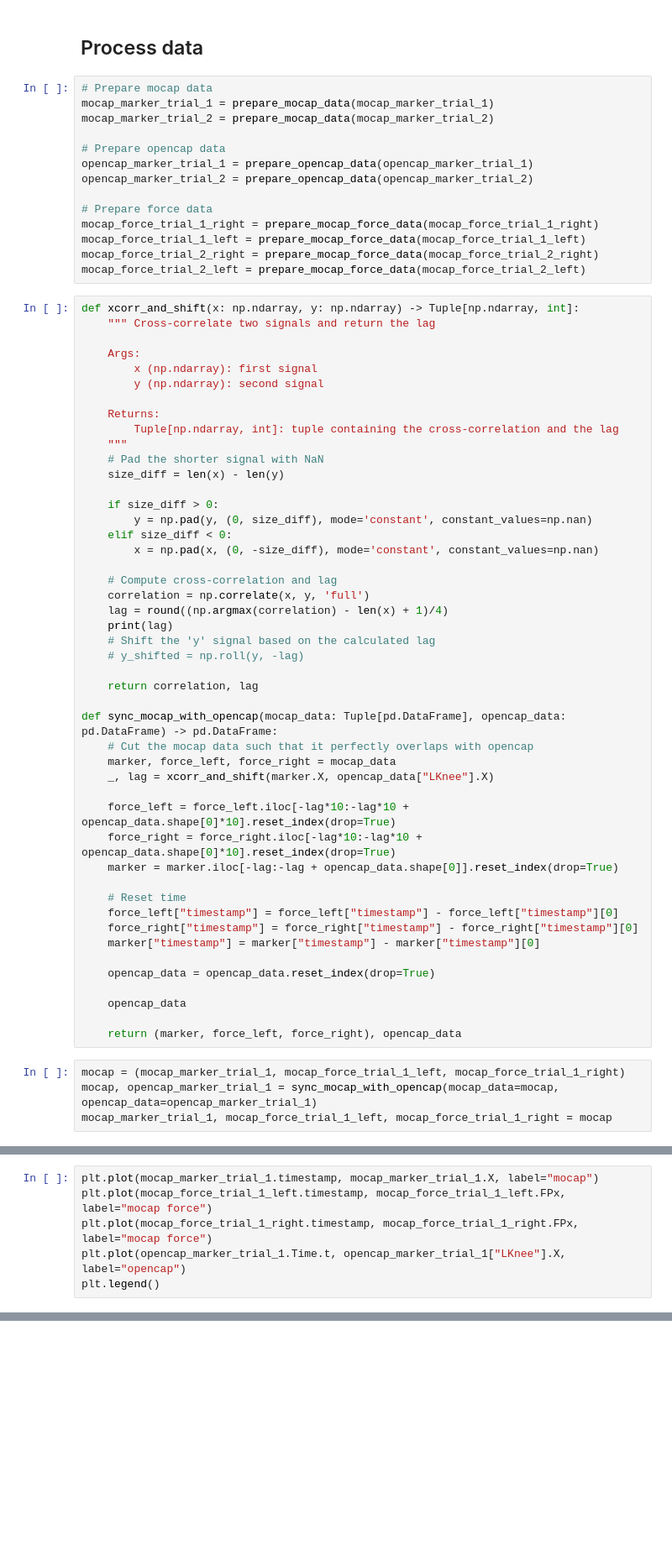
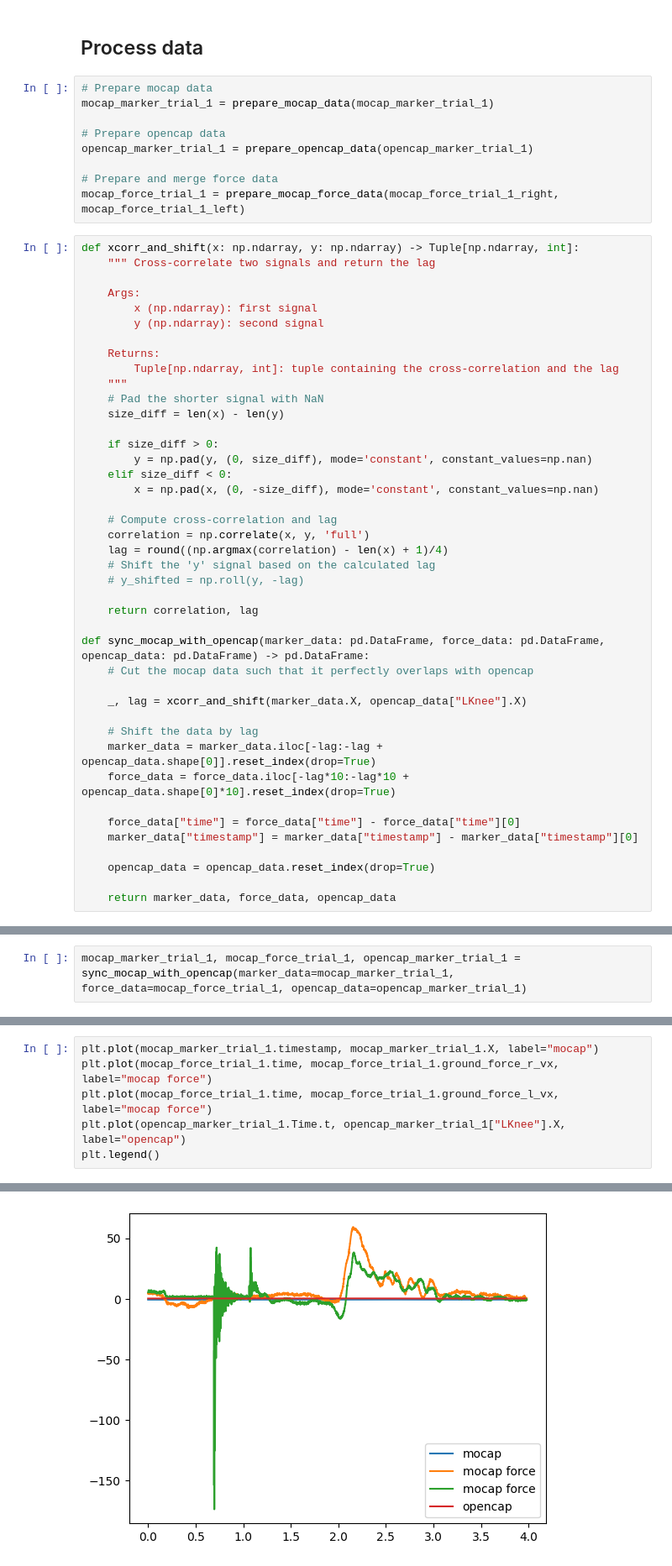
Before and after one commit to Harvard-Slade-Lab/assistive-arm, a Jupyter notebook: notebooks/sync_data.ipynb, the cells around one changed output, grey strips where cells are left out. Shown at 84% size. Saved outputs shown, nothing was run; the diff lists cells and outputs as text; blank space fills up the shorter version.

```diff
--- a/notebooks/sync_data.ipynb
+++ b/notebooks/sync_data.ipynb
@@ -75,17 +50,12 @@ opencap_marker_trial_2 = pd.read_csv(opencap_markers / "sit_stand_3_w_grf.trc",
 # %%
 # Prepare mocap data
 mocap_marker_trial_1 = prepare_mocap_data(mocap_marker_trial_1)
-mocap_marker_trial_2 = prepare_mocap_data(mocap_marker_trial_2)
 
 # Prepare opencap data
 opencap_marker_trial_1 = prepare_opencap_data(opencap_marker_trial_1)
-opencap_marker_trial_2 = prepare_opencap_data(opencap_marker_trial_2)
 
-# Prepare force data
-mocap_force_trial_1_right = prepare_mocap_force_data(mocap_force_trial_1_right)
-mocap_force_trial_1_left = prepare_mocap_force_data(mocap_force_trial_1_left)
-mocap_force_trial_2_right = prepare_mocap_force_data(mocap_force_trial_2_right)
-mocap_force_trial_2_left = prepare_mocap_force_data(mocap_force_trial_2_left)
+# Prepare and merge force data
+mocap_force_trial_1 = prepare_mocap_force_data(mocap_force_trial_1_right, mocap_force_trial_1_left)
 # %%
 def xcorr_and_shift(x: np.ndarray, y: np.ndarray) -> Tuple[np.ndarray, int]:
     """ Cross-correlate two signals and return the lag
@@ -108,32 +78,23 @@ def xcorr_and_shift(x: np.ndarray, y: np.ndarray) -> Tuple[np.ndarray, int]:
     # Compute cross-correlation and lag
     correlation = np.correlate(x, y, 'full')
     lag = round((np.argmax(correlation) - len(x) + 1)/4)
-    print(lag)
     # Shift the 'y' signal based on the calculated lag
     # y_shifted = np.roll(y, -lag)
 
     return correlation, lag
 
-def sync_mocap_with_opencap(mocap_data: Tuple[pd.DataFrame], opencap_data: pd.DataFrame) -> pd.DataFrame:
+def sync_mocap_with_opencap(marker_data: pd.DataFrame, force_data: pd.DataFrame, opencap_data: pd.DataFrame) -> pd.DataFrame:
     # Cut the mocap data such that it perfectly overlaps with opencap
-    marker, force_left, force_right = mocap_data
-    _, lag = xcorr_and_shift(marker.X, opencap_data["LKnee"].X)
 
-    force_left = force_left.iloc[-lag*10:-lag*10 + opencap_data.shape[0]*10].reset_index(drop=True)
-    force_right = force_right.iloc[-lag*10:-lag*10 + opencap_data.shape[0]*10].reset_index(drop=True)
-    marker = marker.iloc[-lag:-lag + opencap_data.shape[0]].reset_index(drop=True)
+    _, lag = xcorr_and_shift(marker_data.X, opencap_data["LKnee"].X)
 
-    # Reset time
-    force_left["timestamp"] = force_left["timestamp"] - force_left["timestamp"][0]
-    force_right["timestamp"] = force_right["timestamp"] - force_right["timestamp"][0]
-    marker["timestamp"] = marker["timestamp"] - marker["timestamp"][0]
+    # Shift the data by lag
+    marker_data = marker_data.iloc[-lag:-lag + opencap_data.shape[0]].reset_index(drop=True)
+    force_data = force_data.iloc[-lag*10:-lag*10 + opencap_data.shape[0]*10].reset_index(drop=True)
+
+    force_data["time"] = force_data["time"] - force_data["time"][0]
+    marker_data["timestamp"] = marker_data["timestamp"] - marker_data["timestamp"][0]
 
     opencap_data = opencap_data.reset_index(drop=True)
 
-    opencap_data
-
-    return (marker, force_left, force_right), opencap_data
+    return marker_data, force_data, opencap_data
-# %%
-mocap = (mocap_marker_trial_1, mocap_force_trial_1_left, mocap_force_trial_1_right)
-mocap, opencap_marker_trial_1 = sync_mocap_with_opencap(mocap_data=mocap, opencap_data=opencap_marker_trial_1)
-mocap_marker_trial_1, mocap_force_trial_1_left, mocap_force_trial_1_right = mocap
@@ -141,0 +101,2 @@ mocap_marker_trial_1, mocap_force_trial_1_left, mocap_force_trial_1_right = moca
+# %%
+mocap_marker_trial_1, mocap_force_trial_1, opencap_marker_trial_1 = sync_mocap_with_opencap(marker_data=mocap_marker_trial_1, force_data=mocap_force_trial_1, opencap_data=opencap_marker_trial_1)
@@ -142,7 +109,7 @@ mocap_marker_trial_1, mocap_force_trial_1_left, mocap_force_trial_1_right = moca
 # %%
 plt.plot(mocap_marker_trial_1.timestamp, mocap_marker_trial_1.X, label="mocap")
-plt.plot(mocap_force_trial_1_left.timestamp, mocap_force_trial_1_left.FPx, label="mocap force")
-plt.plot(mocap_force_trial_1_right.timestamp, mocap_force_trial_1_right.FPx, label="mocap force")
+plt.plot(mocap_force_trial_1.time, mocap_force_trial_1.ground_force_r_vx, label="mocap force")
+plt.plot(mocap_force_trial_1.time, mocap_force_trial_1.ground_force_l_vx, label="mocap force")
 plt.plot(opencap_marker_trial_1.Time.t, opencap_marker_trial_1["LKnee"].X, label="opencap")
 plt.legend()
 # %% [output]
@@ -150,3 +117,4 @@ AttributeError: 'Series' object has no attribute 'normalize'
+[figure, added]
 # %%
 fig, axs = plt.subplots(3, sharex="row", figsize=(20, 10))
 
```
Also changed, not shown: parts of 8 cells of this notebook, 19 other files.
